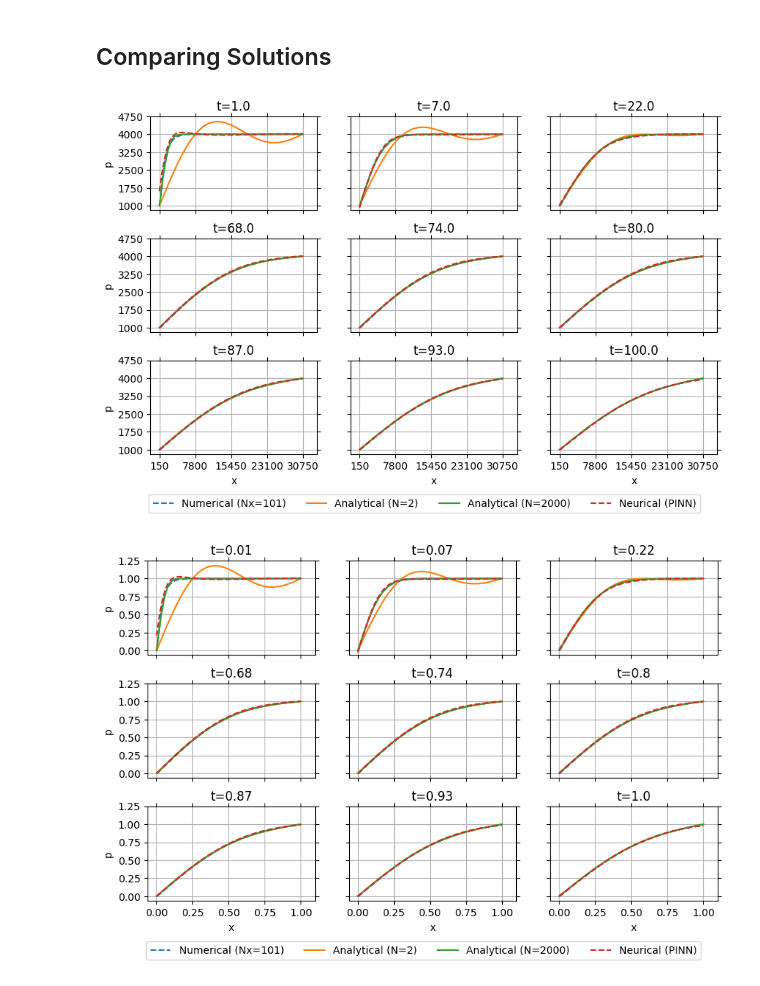
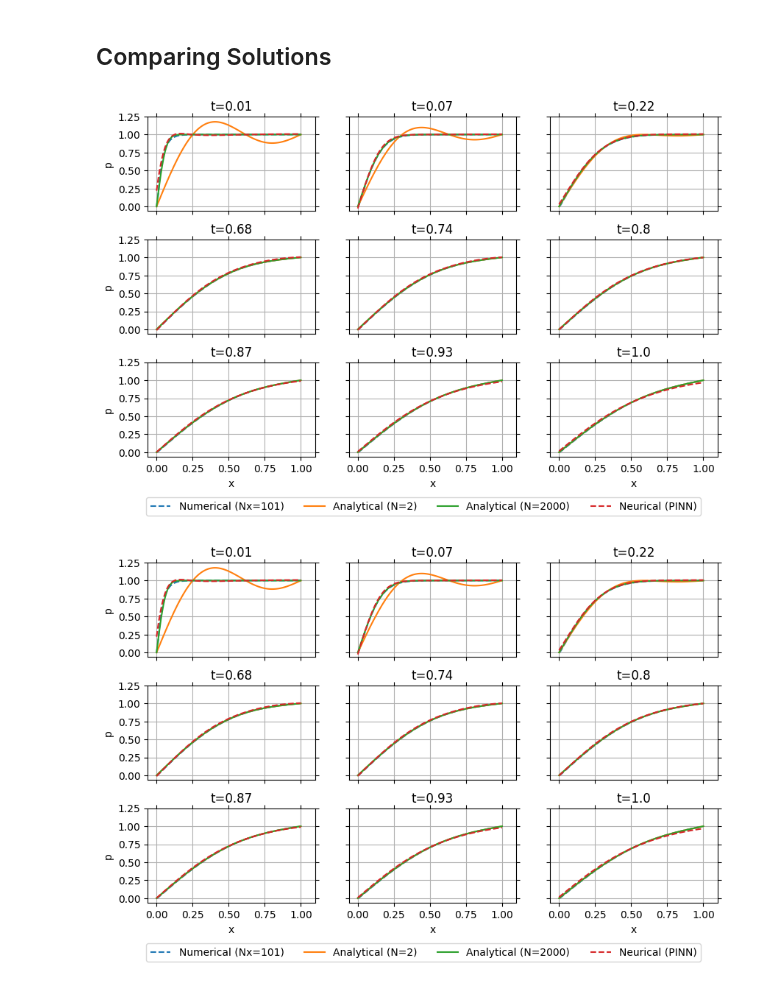
Before and after one commit to hiesabx/reservoirflow, a Jupyter notebook: docs/source/user_guide/tutorials/tutorial_different_solutions_1D1P.ipynb, the cells around one changed output. Cells and saved outputs as stored; diff of their text form; code cells hidden in the pictures.

Commit message:
Update pinns

```diff
--- a/docs/source/user_guide/tutorials/tutorial_different_solutions_1D1P.ipynb
+++ b/docs/source/user_guide/tutorials/tutorial_different_solutions_1D1P.ipynb
@@ -325,3 +325,22 @@ Sequential(
   (11): Tanh()
   (12): Linear(in_features=64, out_features=1, bias=True)
 )
+# %%
+model.solution.generate_data(
+    nsteps=100,
+    scale=True,
+    reference="Numerical (Nx=101)"
+    )
+model.solution.update_pressures(
+    clean=False
+    )
+model.plot(
+    type="line",
+    boundary=True,
+    scale=True,
+    error=True,
+    solution=[
+        "Numerical (Nx=101)",
+        "Neurical (PINN)",
+    ],
+)
@@ -393,9 +426,9 @@ https://machinelearningmastery.com/managing-a-pytorch-training-process-with-chec
 # %% [markdown]
 ## Comparing Solutions
 # %%
-model.plot(solution="all", scale=False)  # or model.plot_solutions()
+model.plot(solution="all", scale=True)  # or model.plot_solutions()
 # %% [output]
-[figure, old version]
+[figure, new version]
 # %%
 model.plot(solution="all", scale=True)  # or model.plot_solutions()
 # %% [output]
```
Also changed, not shown: parts of 10 cells of this notebook, 4 other files.
